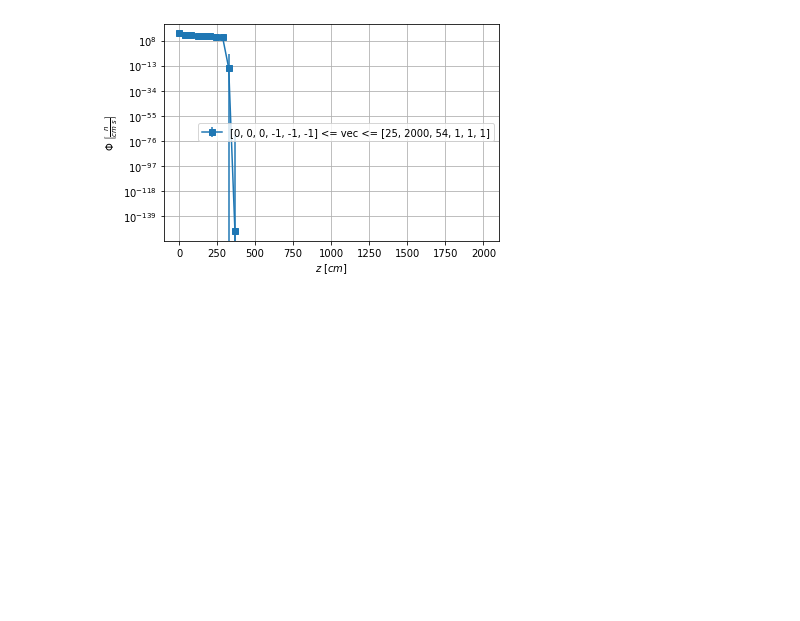
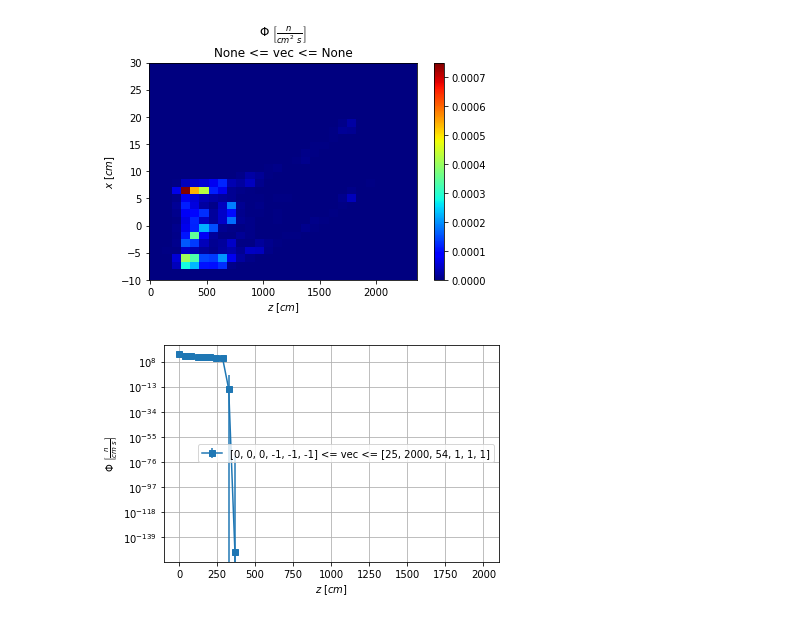
Before and after one commit to KDSource/KDSource, a Jupyter notebook: Auxiliares/plot.ipynb, the cells around one changed output. Saved outputs shown, nothing was run; the diff lists cells and outputs as text; code cells hidden in the pictures; blank space fills up the shorter version.

```diff
--- a/Auxiliares/plot.ipynb
+++ b/Auxiliares/plot.ipynb
@@ -62,3 +72,14 @@ plt.show()
+# %%
+# Graficos en zx
+
+vec0 = None # [0, -10,-15,-10, -1,-1,-1]
+vec1 = None # [25, 30,15,2360, 1,1,1]
+zz = np.linspace(-10,2360,30)
+xx = np.linspace(-10,30,30)
+fig,scores = s.plot2D_integr([zz,xx], ["z","x"], vec0, vec1)
+plt.show()
+# %% [output]
+[figure, added]
 # %%
 # Graficos en zt (guia)
 
```
Also changed, not shown: parts of 6 cells of this notebook, 2 other files.
